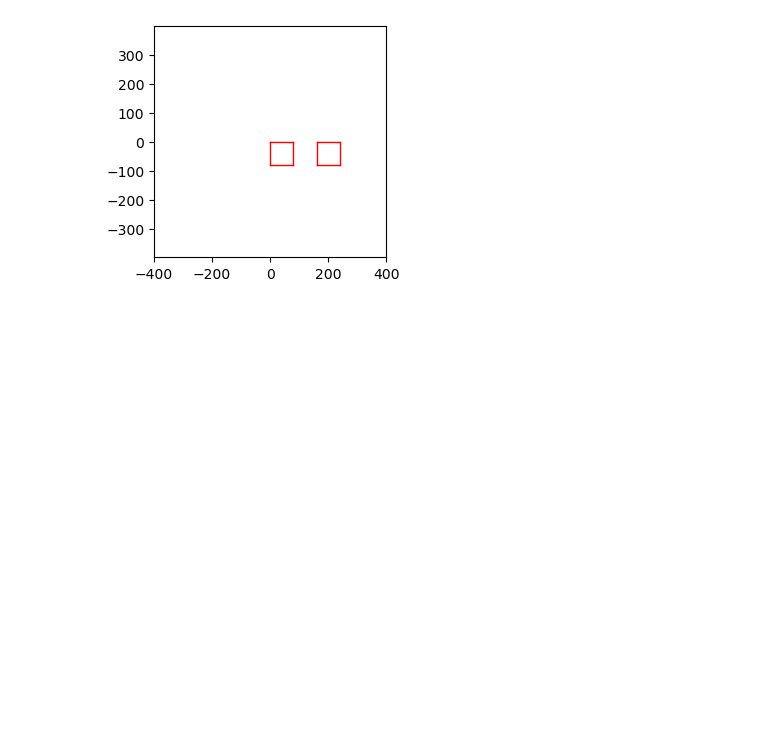
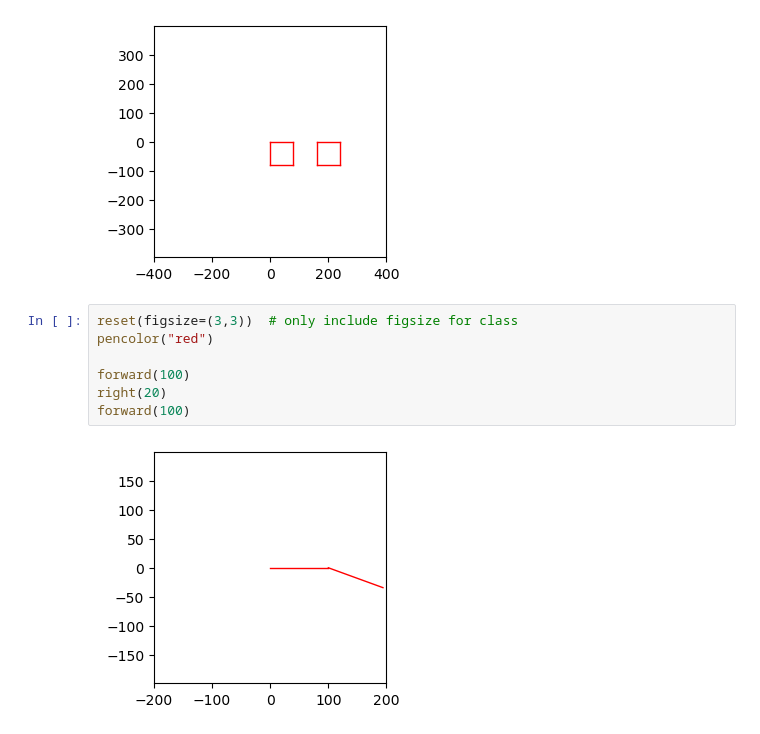
Before and after one commit to bblais/AI-and-Robotics-Fall-2024-Class-Notebooks, a Jupyter notebook: Sprint #1 - Programming and Games/2024-09-03 - First Turtle.ipynb, the cells around one changed output. Saved outputs shown, nothing was run; the diff lists cells and outputs as text; blank space fills up the shorter version.

```diff
--- a/Sprint #1 - Programming and Games/2024-09-03 - First Turtle.ipynb
+++ b/Sprint #1 - Programming and Games/2024-09-03 - First Turtle.ipynb
@@ -105,3 +105,12 @@ pendown()
 square(80)
 # %% [output]
 [figure]
+# %%
+reset(figsize=(3,3))  # only include figsize for class
+pencolor("red")
+
+forward(100)
+right(20)
+forward(100)
+# %% [output]
+[figure, added]
```
Also changed, not shown: parts of 4 cells of this notebook, 2 other files.
